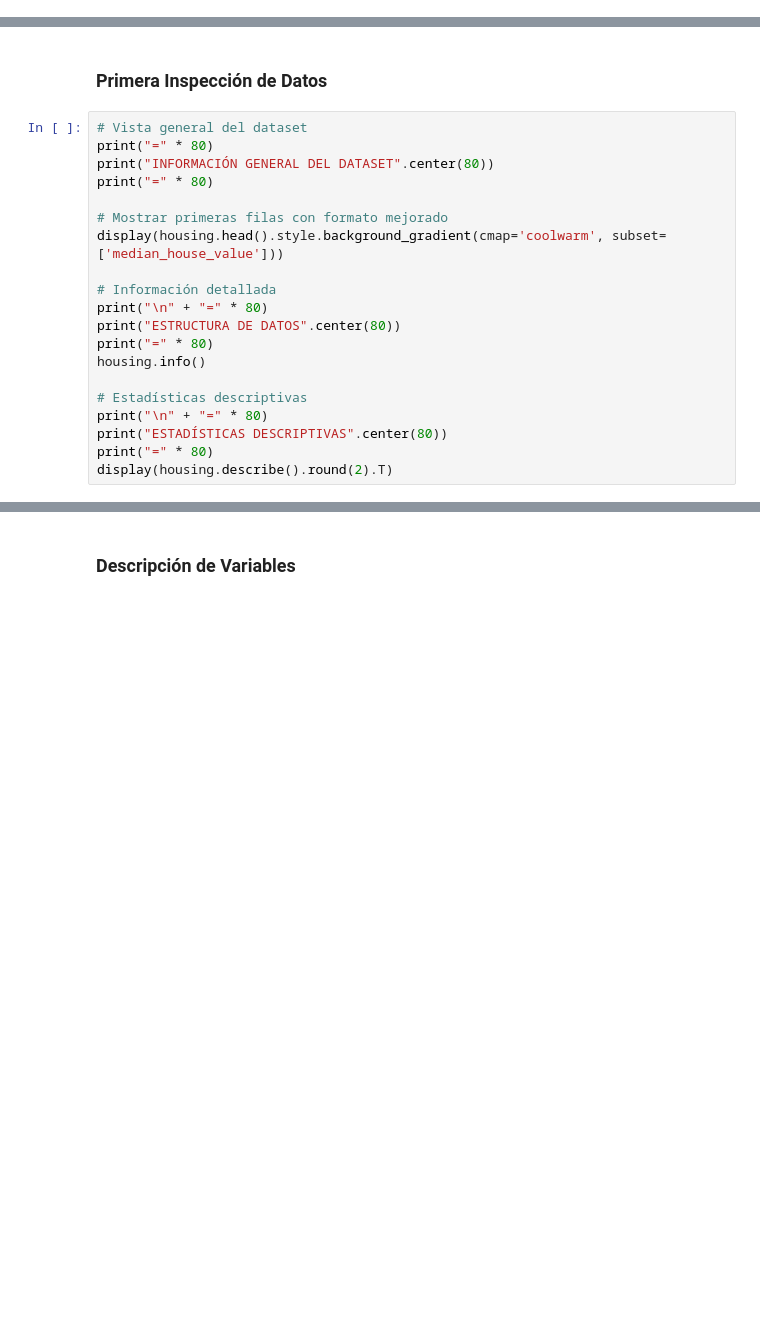
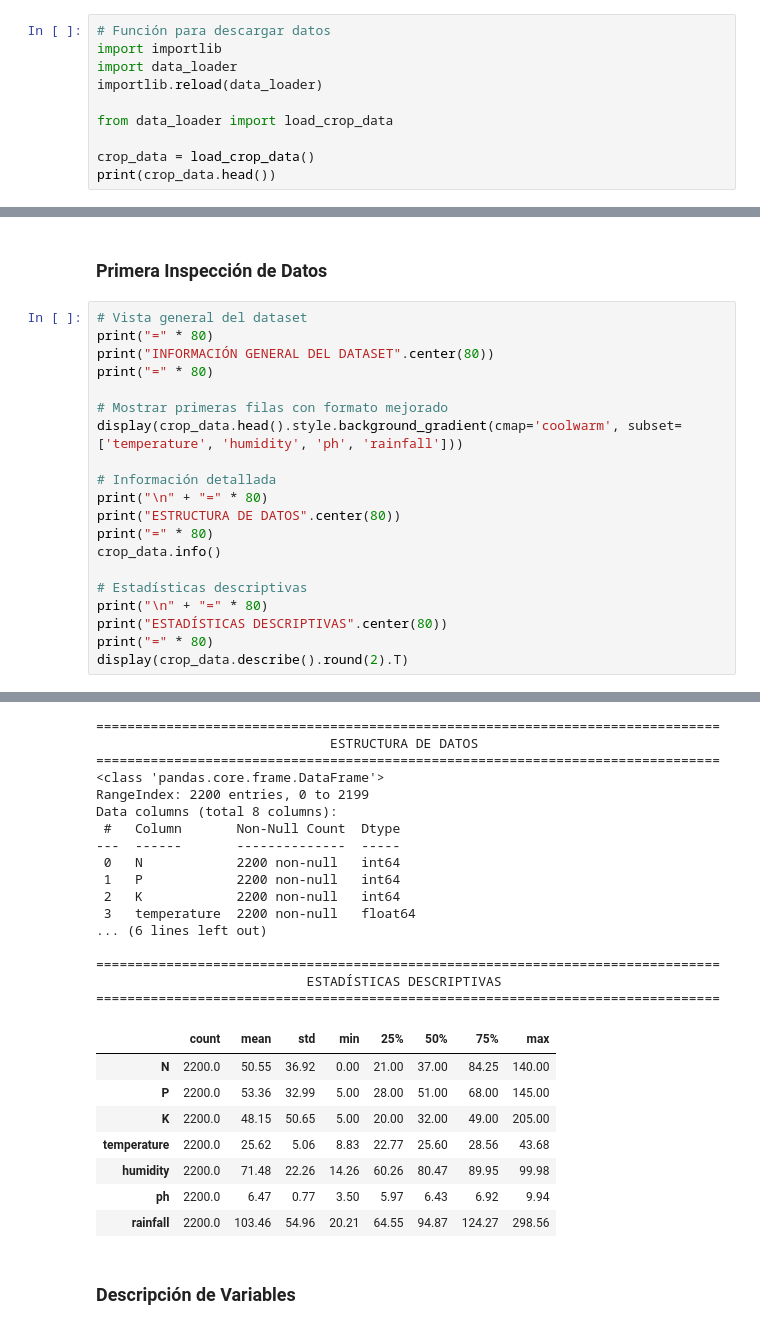
Before and after one commit to alejandrodgz/data_exploration, a Jupyter notebook: notebooks/1_bu_du_eda.ipynb, the cells around one changed output, grey strips where cells are left out. Cells and saved outputs as stored; diff of their text form; blank space fills up the shorter version.

Commit message:
inicio de la fase 2 obtencion y comprensión de datos

```diff
--- a/notebooks/1_bu_du_eda.ipynb
+++ b/notebooks/1_bu_du_eda.ipynb
@@ -289,0 +247,10 @@ print(f"\n📊 Dataset cargado: {housing.shape[0]:,} filas × {housing.shape[1]}
+# %%
+# Función para descargar datos
+import importlib
+import data_loader
+importlib.reload(data_loader)
+
+from data_loader import load_crop_data
+
+crop_data = load_crop_data()
+print(crop_data.head())
@@ -314,16 +289,17 @@ print("INFORMACIÓN GENERAL DEL DATASET".center(80))
 print("=" * 80)
 
 # Mostrar primeras filas con formato mejorado
-display(housing.head().style.background_gradient(cmap='coolwarm', subset=['median_house_value']))
+display(crop_data.head().style.background_gradient(cmap='coolwarm', subset=['temperature', 'humidity', 'ph', 'rainfall']))
 
 # Información detallada
 print("\n" + "=" * 80)
 print("ESTRUCTURA DE DATOS".center(80))
 print("=" * 80)
-housing.info()
+crop_data.info()
 
 # Estadísticas descriptivas
 print("\n" + "=" * 80)
 print("ESTADÍSTICAS DESCRIPTIVAS".center(80))
 print("=" * 80)
-display(housing.describe().round(2).T)
+display(crop_data.describe().round(2).T)
+# %% [output]
@@ -330,3 +315,28 @@ display(housing.describe().round(2).T)
+================================================================================
+                              ESTRUCTURA DE DATOS
+================================================================================
+<class 'pandas.core.frame.DataFrame'>
+RangeIndex: 2200 entries, 0 to 2199
+Data columns (total 8 columns):
+ #   Column       Non-Null Count  Dtype
+---  ------       --------------  -----
+ 0   N            2200 non-null   int64
+ 1   P            2200 non-null   int64
+ 2   K            2200 non-null   int64
+ 3   temperature  2200 non-null   float64
+... (6 lines left out)
+
+================================================================================
+                           ESTADÍSTICAS DESCRIPTIVAS
+================================================================================
+|  | count | mean | std | min | 25% | 50% | 75% | max |
+| N | 2200.0 | 50.55 | 36.92 | 0.00 | 21.00 | 37.00 | 84.25 | 140.00 |
+| P | 2200.0 | 53.36 | 32.99 | 5.00 | 28.00 | 51.00 | 68.00 | 145.00 |
+| K | 2200.0 | 48.15 | 50.65 | 5.00 | 20.00 | 32.00 | 49.00 | 205.00 |
+| temperature | 2200.0 | 25.62 | 5.06 | 8.83 | 22.77 | 25.60 | 28.56 | 43.68 |
+| humidity | 2200.0 | 71.48 | 22.26 | 14.26 | 60.26 | 80.47 | 89.95 | 99.98 |
+| ph | 2200.0 | 6.47 | 0.77 | 3.50 | 5.97 | 6.43 | 6.92 | 9.94 |
+| rainfall | 2200.0 | 103.46 | 54.96 | 20.21 | 64.55 | 94.87 | 124.27 | 298.56 |
 # %% [markdown]
 ### Descripción de Variables
 # %% [markdown]
```
Also changed, not shown: parts of 5 cells of this notebook, 2 other files.
